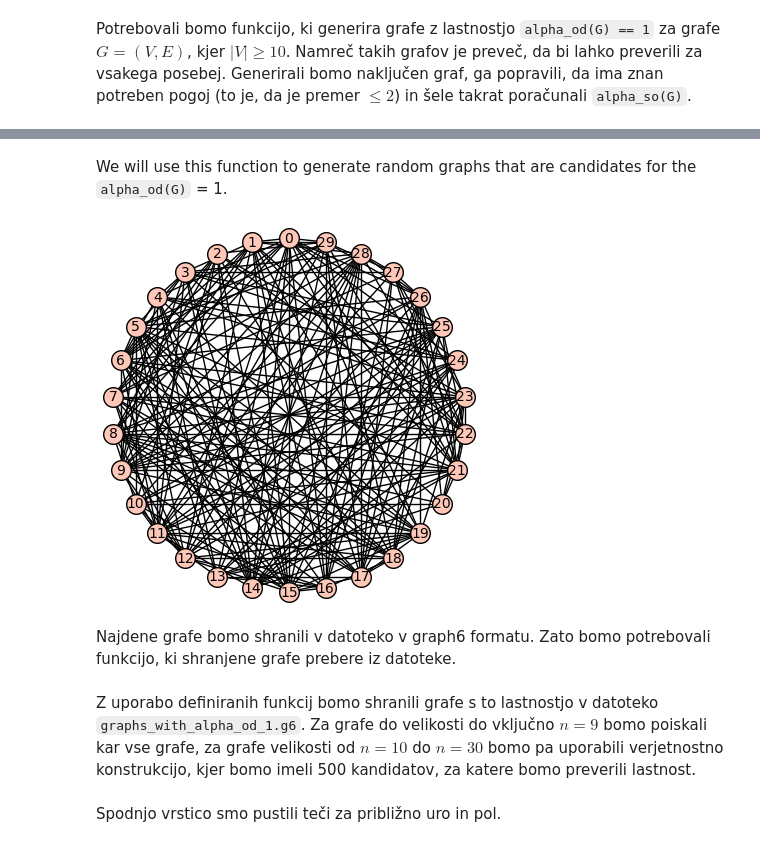
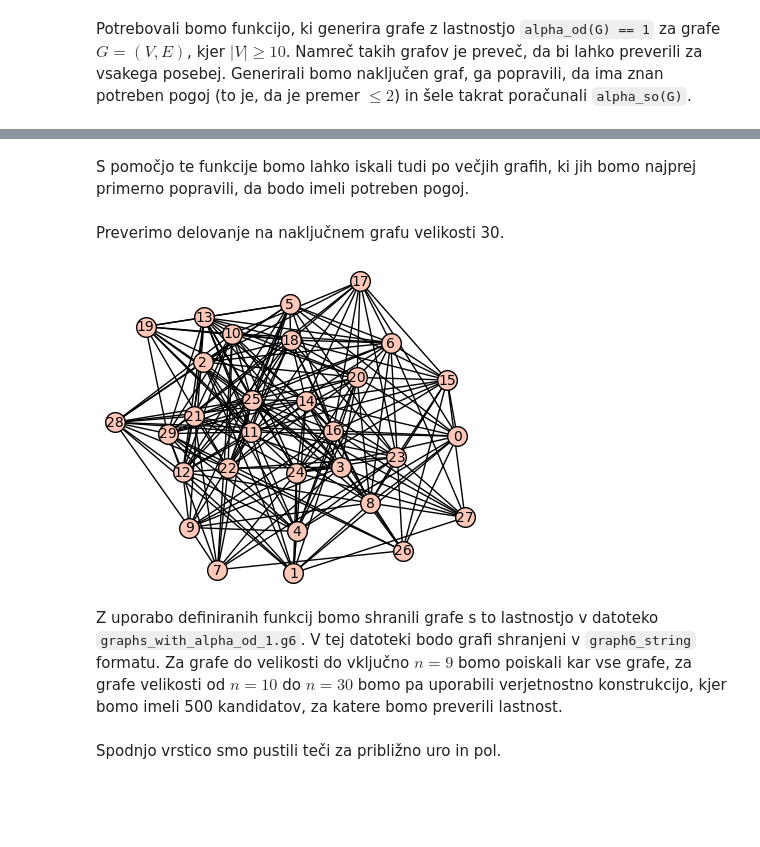
Before and after one commit to tilenzabkar/fp-projekt, a Jupyter notebook: main.ipynb, the cells around one changed output, grey strips where cells are left out. Drawn from its saved outputs; the diff is of its cells as text; code cells hidden in the pictures; blank space fills up the shorter version.

```diff
--- a/main.ipynb
+++ b/main.ipynb
@@ -114,7 +172,7 @@ Zapisali bomo tudi funkcijo, ki generira vse grafe dane velikosti $n$ z lastnost
 # %%
 def generate_graphs_with_alpha_od_equal_to_1(n):
     """
-    Iterate over all non-isomorphic graphs with n vertices and return a set of those graphs G for which alpha_od(G) == 1. It is meant to used for n <= 9.
+    Iterate over all non-isomorphic graphs with n vertices and return a list of those graphs G for which alpha_od(G) == 1. It is meant to used for n <= 9.
     """
     from sage.graphs.graph_generators import graphs
 
@@ -127,7 +185,6 @@ def generate_graphs_with_alpha_od_equal_to_1(n):
 
     return matches
 
-# Example usage:
 graphs_with_alpha_od_1 = generate_graphs_with_alpha_od_equal_to_1(3)
 for G in graphs_with_alpha_od_1:
     G.show()
@@ -236,9 +270,9 @@ H.show(layout="circular")
 # %% [markdown]
-We will use this function to generate random graphs that are candidates for the `alpha_od(G)` = 1.
+S pomočjo te funkcije bomo lahko iskali tudi po večjih grafih, ki jih bomo najprej primerno popravili, da bodo imeli potreben pogoj.
 # %%
 def generate_large_graphs_with_alpha_od_equal_to_1(n, attempts, seed=None):
     """
-    Generate 'count' random graphs with 'n' vertices and diameter <= 2,
+    Generate 'attempts' random graphs with 'n' vertices and diameter <= 2,
     and return those graphs G for which alpha_od(G) == 1.
     """
     import random
@@ -261,10 +295,10 @@ def generate_large_graphs_with_alpha_od_equal_to_1(n, attempts, seed=None):
             matches.append(H)
 
     return matches
+# %% [markdown]
+Preverimo delovanje na naključnem grafu velikosti 30.
 # %%
-for G in generate_large_graphs_with_alpha_od_equal_to_1(30, 1, seed=123):
-    G.show(layout="circular")
+for G in generate_large_graphs_with_alpha_od_equal_to_1(n=30, attempts=1, seed=42):
+    G.show()
 # %% [output]
-[figure, old version]
+[figure, new version]
-# %% [markdown]
-Najdene grafe bomo shranili v datoteko v graph6 formatu. Zato bomo potrebovali funkcijo, ki shranjene grafe prebere iz datoteke.
@@ -282,5 +305,5 @@ def load_graphs_from_graph6(filename):
 # %% [markdown]
-Z uporabo definiranih funkcij bomo shranili grafe s to lastnostjo v datoteko `graphs_with_alpha_od_1.g6`. Za grafe do velikosti do vključno $n = 9$ bomo poiskali kar vse grafe, za grafe velikosti od $n = 10$ do $n = 30$ bomo pa uporabili verjetnostno konstrukcijo, kjer bomo imeli 500 kandidatov, za katere bomo preverili lastnost.
+Z uporabo definiranih funkcij bomo shranili grafe s to lastnostjo v datoteko `graphs_with_alpha_od_1.g6`. V tej datoteki bodo grafi shranjeni v `graph6_string` formatu. Za grafe do velikosti do vključno $n = 9$ bomo poiskali kar vse grafe, za grafe velikosti od $n = 10$ do $n = 30$ bomo pa uporabili verjetnostno konstrukcijo, kjer bomo imeli 500 kandidatov, za katere bomo preverili lastnost.
 # %%
 def generate_all_alpha_od_1_graphs(n_small_max=9, n_large_max=30, attempts_per_size=500, output_file='graphs_with_alpha_od_1.g6'):
     """
```
Also changed, not shown: parts of 23 cells of this notebook, 2 other files.
